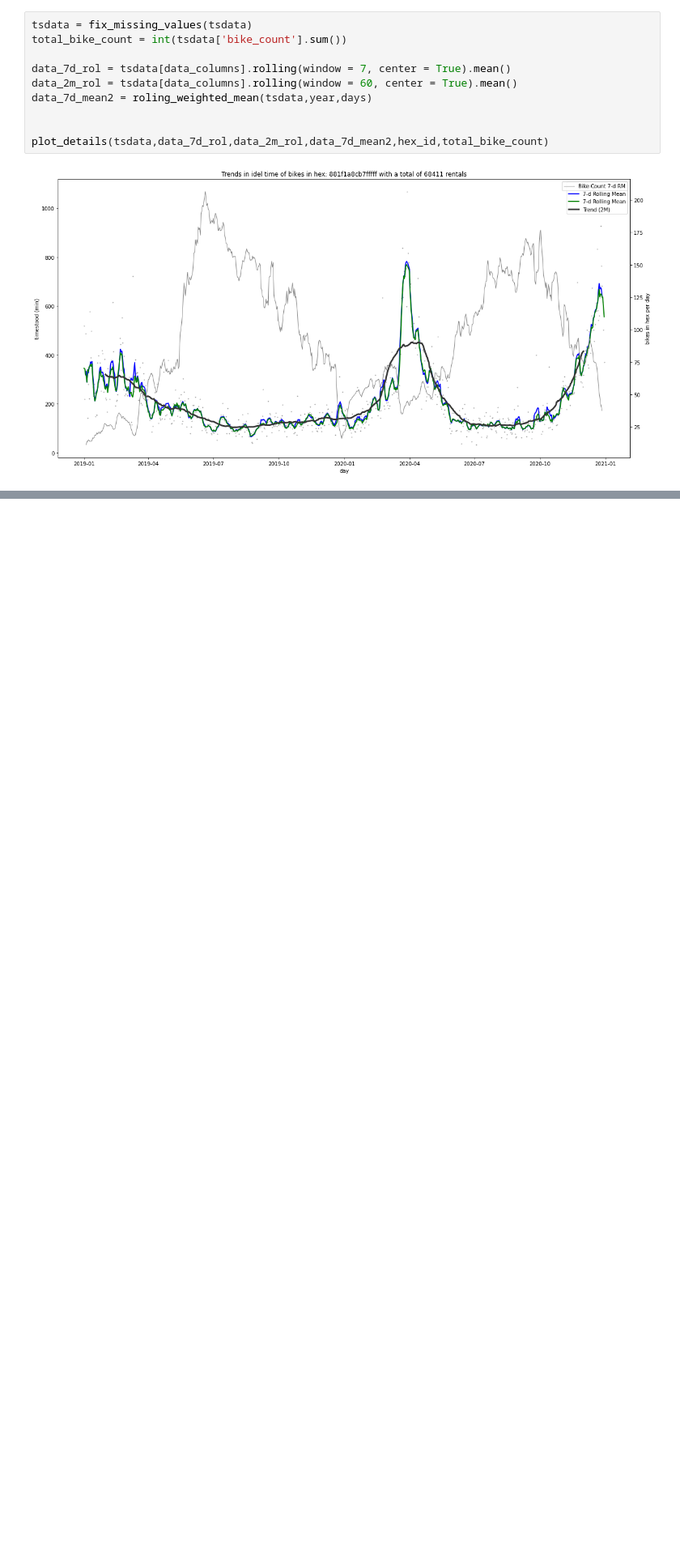
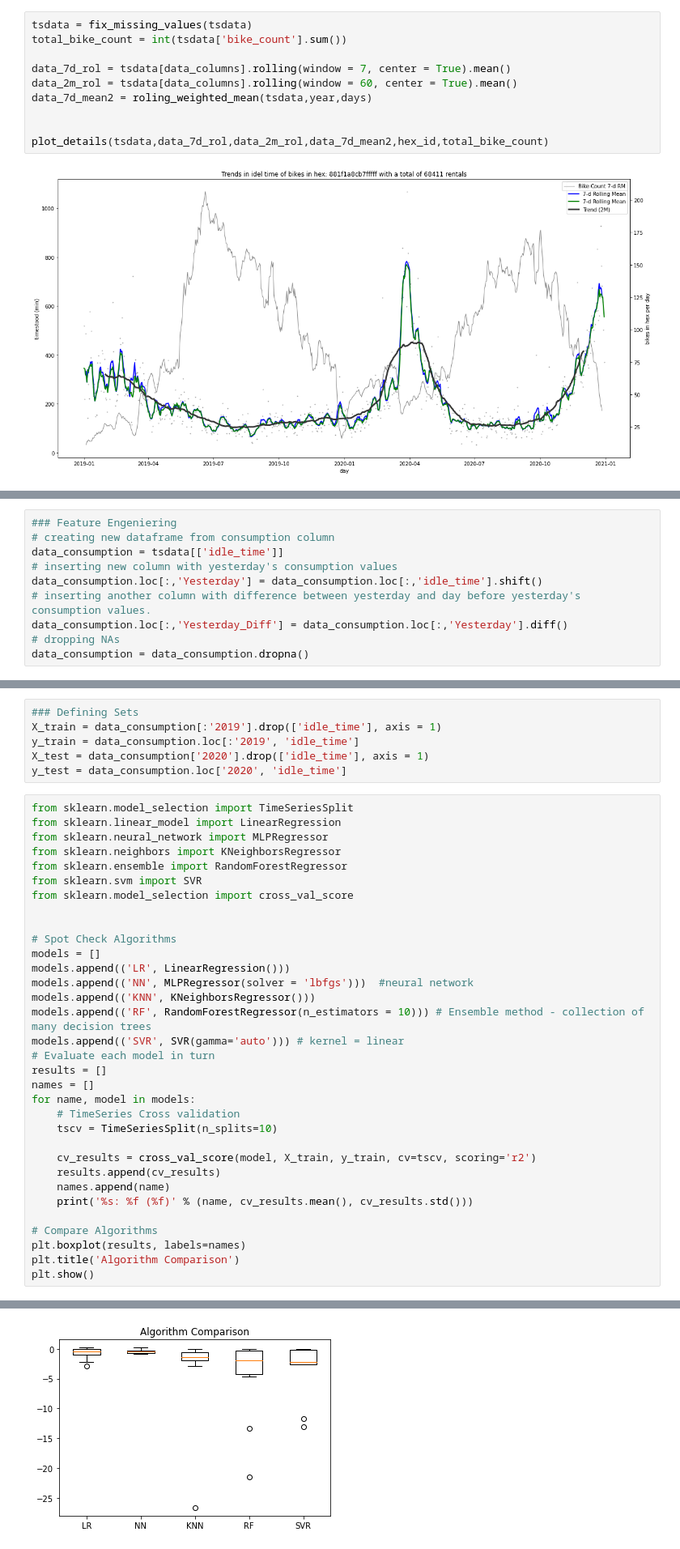
Before and after one commit to jw54kysa/bachelor_thesis_idle_time_prediction_nextbike, a Jupyter notebook: scripts/start_time_series_weighted_mean.ipynb, the cells around one changed output, grey strips where cells are left out. Shown at 81% size. Drawn from its saved outputs; the diff is of its cells as text; blank space fills up the shorter version.

Commit message:
start predeicition algorithms

```diff
--- a/scripts/start_time_series_weighted_mean.ipynb
+++ b/scripts/start_time_series_weighted_mean.ipynb
@@ -148,0 +177,10 @@ plot_details(tsdata,data_7d_rol,data_2m_rol,data_7d_mean2,hex_id,total_bike_coun
+# %%
+### Feature Engeniering
+# creating new dataframe from consumption column
+data_consumption = tsdata[['idle_time']]
+# inserting new column with yesterday's consumption values
+data_consumption.loc[:,'Yesterday'] = data_consumption.loc[:,'idle_time'].shift()
+# inserting another column with difference between yesterday and day before yesterday's consumption values.
+data_consumption.loc[:,'Yesterday_Diff'] = data_consumption.loc[:,'Yesterday'].diff()
+# dropping NAs
+data_consumption = data_consumption.dropna()
@@ -148,0 +197,40 @@ plot_details(tsdata,data_7d_rol,data_2m_rol,data_7d_mean2,hex_id,total_bike_coun
+# %%
+### Defining Sets
+X_train = data_consumption[:'2019'].drop(['idle_time'], axis = 1)
+y_train = data_consumption.loc[:'2019', 'idle_time']
+X_test = data_consumption['2020'].drop(['idle_time'], axis = 1)
+y_test = data_consumption.loc['2020', 'idle_time']
+# %%
+from sklearn.model_selection import TimeSeriesSplit
+from sklearn.linear_model import LinearRegression
+from sklearn.neural_network import MLPRegressor
+from sklearn.neighbors import KNeighborsRegressor
+from sklearn.ensemble import RandomForestRegressor
+from sklearn.svm import SVR
+from sklearn.model_selection import cross_val_score
+
+
+# Spot Check Algorithms
+models = []
+models.append(('LR', LinearRegression()))
+models.append(('NN', MLPRegressor(solver = 'lbfgs')))  #neural network
+models.append(('KNN', KNeighborsRegressor()))
+models.append(('RF', RandomForestRegressor(n_estimators = 10))) # Ensemble method - collection of many decision trees
+models.append(('SVR', SVR(gamma='auto'))) # kernel = linear
+# Evaluate each model in turn
+results = []
+names = []
+for name, model in models:
+    # TimeSeries Cross validation
+    tscv = TimeSeriesSplit(n_splits=10)
+
+    cv_results = cross_val_score(model, X_train, y_train, cv=tscv, scoring='r2')
+    results.append(cv_results)
+    names.append(name)
+    print('%s: %f (%f)' % (name, cv_results.mean(), cv_results.std()))
+
+# Compare Algorithms
+plt.boxplot(results, labels=names)
+plt.title('Algorithm Comparison')
+plt.show()
+# %% [output]
@@ -148,0 +259 @@ plot_details(tsdata,data_7d_rol,data_2m_rol,data_7d_mean2,hex_id,total_bike_coun
+[figure, added]
```
Also changed, not shown: parts of 6 cells of this notebook.
